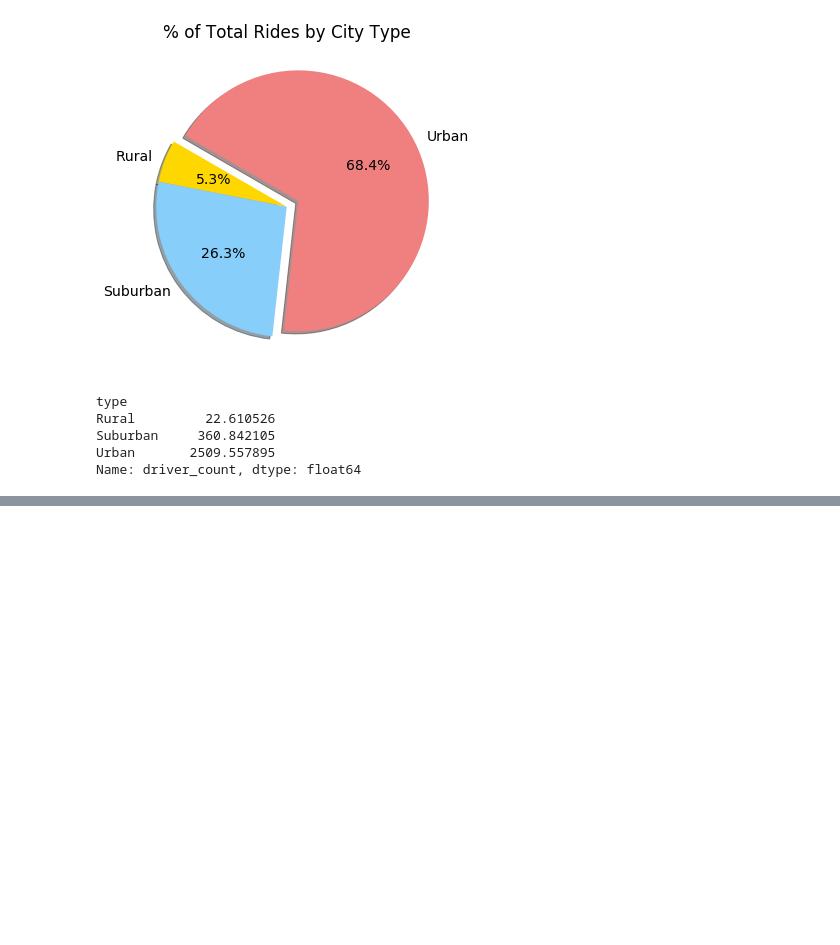
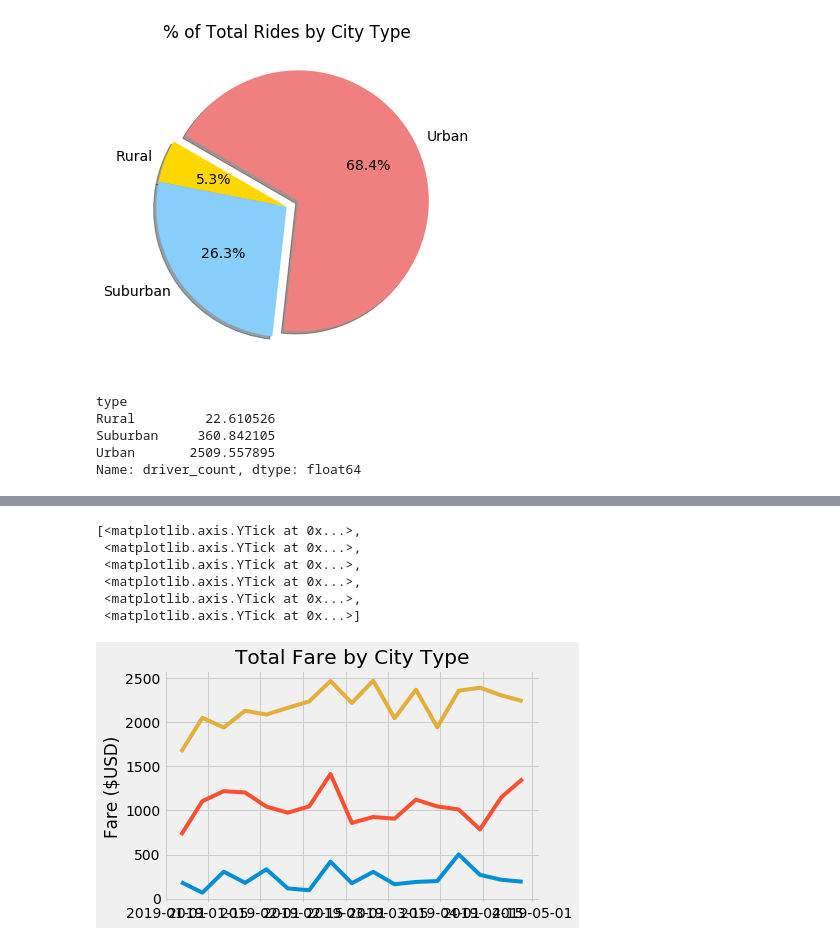
Before and after one commit to FahimaFarha/PyBer_Analysis, a Jupyter notebook: PyBer.ipynb, the cells around one changed output, grey strips where cells are left out. Cells and saved outputs as stored; diff of their text form; code cells hidden in the pictures; blank space fills up the shorter version.

```diff
--- a/PyBer.ipynb
+++ b/PyBer.ipynb
@@ -852,0 +1055,5 @@ plt.title("% of Total Rides by City Type")
+# %%
+# finding the sum
+#urban_ride_count = urban_cities_df.groupby(['city']).count()['ride_id']
+sum_pyber_by_type = copy_pyber_data_df.groupby(["City Type", "Date"]).sum()
+sum_pyber_by_type
@@ -852,0 +1078,4 @@ plt.title("% of Total Rides by City Type")
+# %%
+# Create pivot table
+table = pd.pivot_table(sum_pyber_by_type, index=["Date"], columns=["City Type"], aggfunc=np.sum)
+table
@@ -852,0 +1098,7 @@ plt.title("% of Total Rides by City Type")
+# %%
+# Create new df using given dates
+new_df = table.loc['2019-01-01':'2019-04-28']
+# %%
+# Resampling
+resample_df = new_df.resample('W').sum()
+resample_df
@@ -852,0 +1126,20 @@ plt.title("% of Total Rides by City Type")
+# %%
+# Create graph
+fig, ax = plt.subplots()
+plt.style.use('fivethirtyeight')
+ax.plot(resample_df)
+# Add title, y-axis, x-axis, grid
+ax.set_title("Total Fare by City Type")
+ax.set_ylabel("Fare ($USD)")
+ax.set_yticks(np.arange(0, 3000, step=500.0))
+
+#ax.set_xlabel("Fare ($USD)")
+#new_df.plot()
+# %% [output]
+[<matplotlib.axis.YTick at 0x...>,
+ <matplotlib.axis.YTick at 0x...>,
+ <matplotlib.axis.YTick at 0x...>,
+ <matplotlib.axis.YTick at 0x...>,
+ <matplotlib.axis.YTick at 0x...>,
+ <matplotlib.axis.YTick at 0x...>]
+[figure, added]
```
Also changed, not shown: parts of 26 cells of this notebook.
